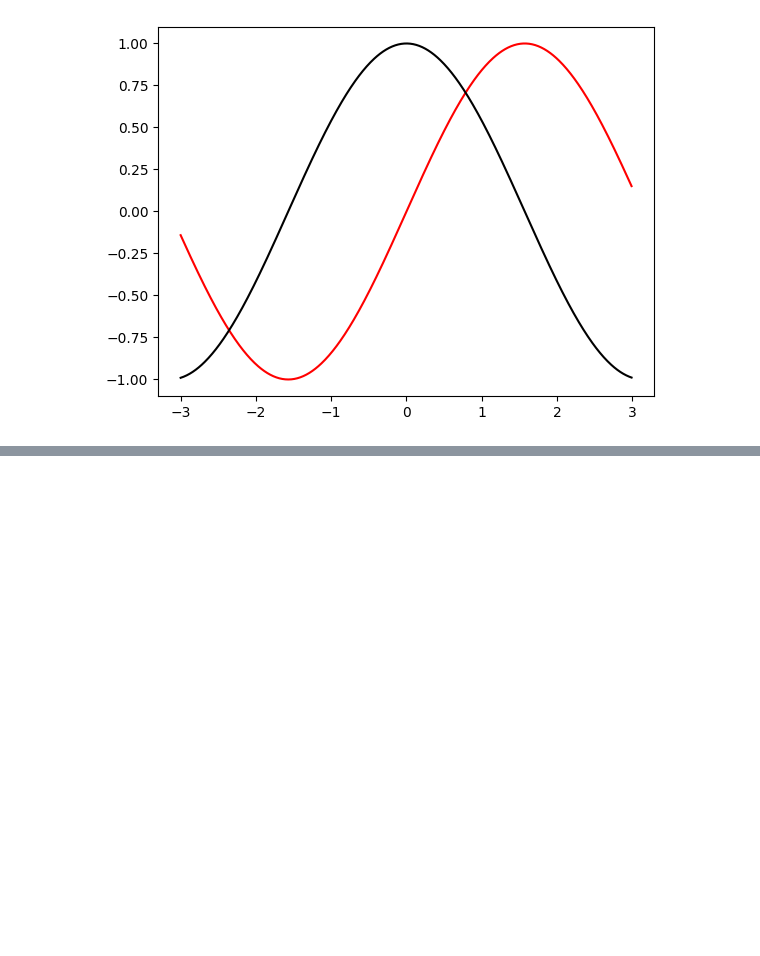
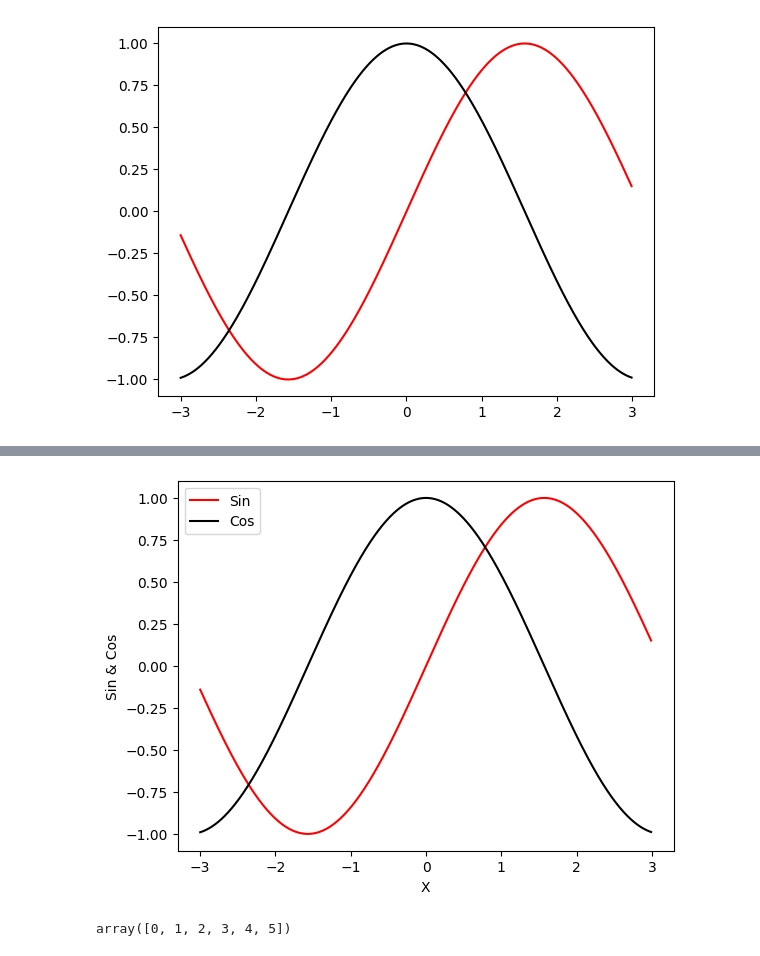
Before and after one commit to NasimShokrgozar/FirstSc, a Jupyter notebook: Session3_Basic.ipynb, the cells around one changed output, grey strips where cells are left out. Saved outputs shown, nothing was run; the diff lists cells and outputs as text; code cells hidden in the pictures; blank space fills up the shorter version.

```diff
--- a/Session3_Basic.ipynb
+++ b/Session3_Basic.ipynb
@@ -226,0 +233,16 @@ plt.show()
+# %%
+plt.plot(x,y,'r')
+plt.plot(x,z,'k')
+plt.xlabel('X')
+plt.ylabel('Sin & Cos')
+#plt.xlim(-2,2)
+plt.legend(['Sin','Cos'],'best') #loc=0 , loc=1,loc=2
+plt.show()
+# %% [output]
+[figure, added]
+# %%
+object=('Python','C++','Java','Perl','Scala','Lisp')
+y_pos=np.arange(len(object))
+y_pos
+# %% [output]
+array([0, 1, 2, 3, 4, 5])
```
Also changed, not shown: parts of 3 cells of this notebook.
